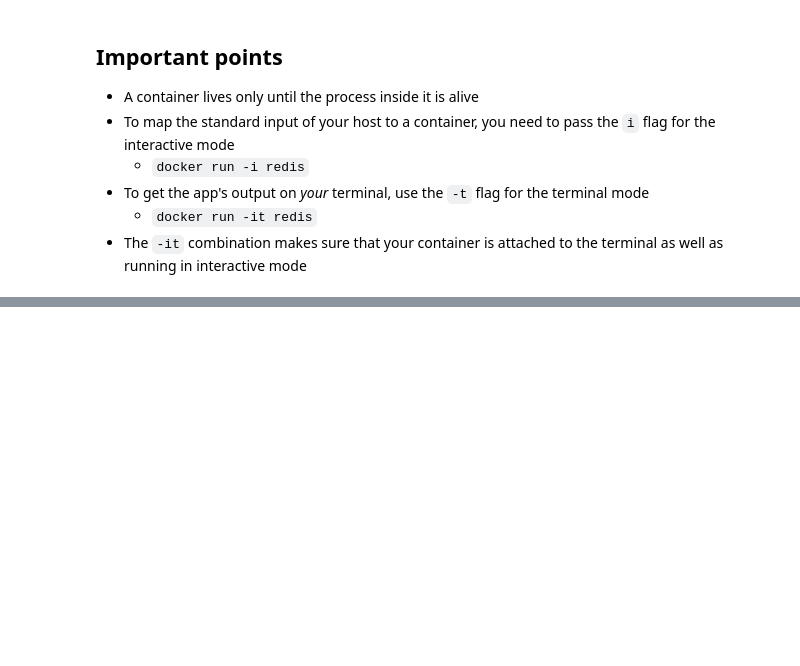
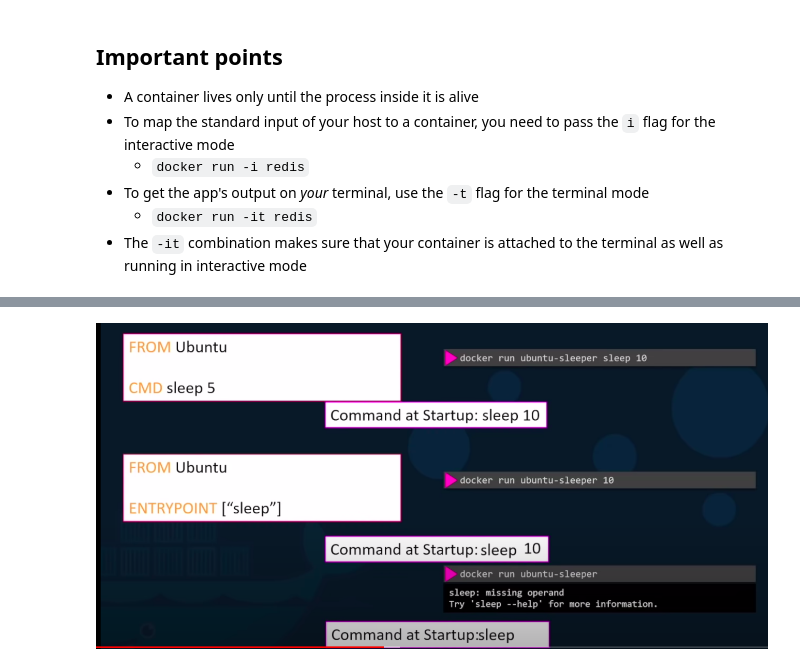
Before and after one commit to tanmay-kulkarni/blog, a Jupyter notebook: _notebooks/2022-06-01-Docker-Primer.ipynb, the cells around one changed output, grey strips where cells are left out. Saved outputs shown, nothing was run; the diff lists cells and outputs as text; code cells hidden in the pictures; blank space fills up the shorter version.

```diff
--- a/_notebooks/2022-06-01-Docker-Primer.ipynb
+++ b/_notebooks/2022-06-01-Docker-Primer.ipynb
@@ -60,0 +78,5 @@
+# %%
+from IPython.display import Image
+Image("../images/entrypoint_and_cmd.png")
+# %% [output]
+[figure, added]
```
Also changed, not shown: parts of 7 cells of this notebook, 2 other files.
